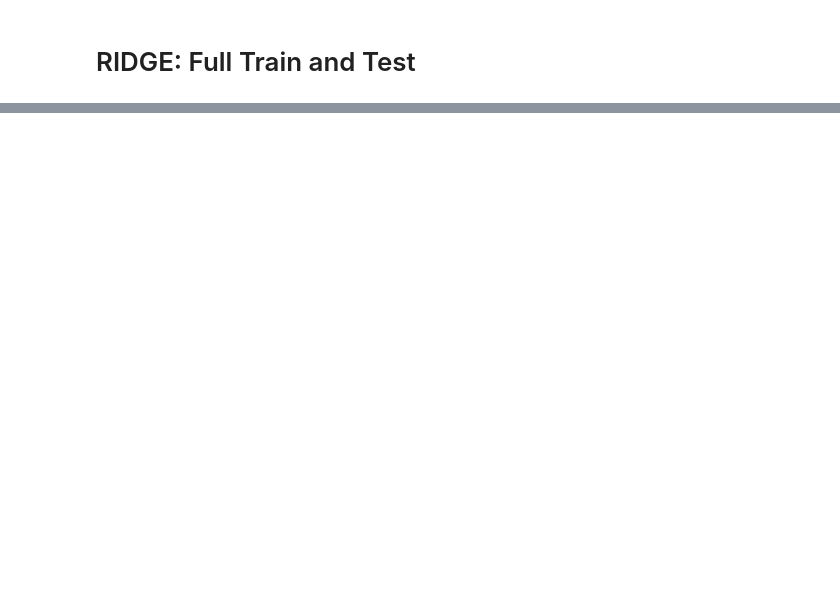
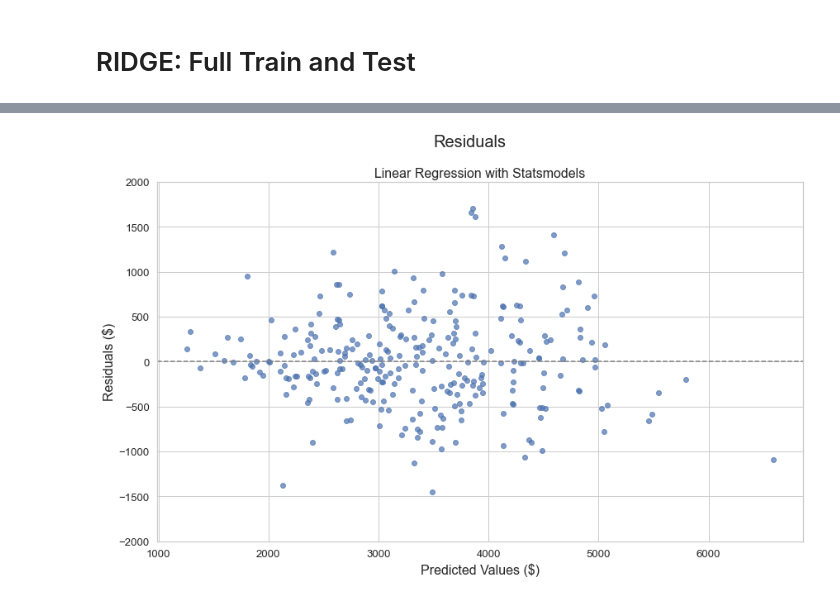
Before and after one commit to alfredjackieots/CL-housing-rent-predictions, a Jupyter notebook: explore_poly.ipynb, the cells around one changed output, grey strips where cells are left out. Drawn from its saved outputs; the diff is of its cells as text; code cells hidden in the pictures; blank space fills up the shorter version.

```diff
--- a/explore_poly.ipynb
+++ b/explore_poly.ipynb
@@ -436,0 +410,16 @@ TypeError: 'float' object cannot be interpreted as an integer
+# %%
+sm_residuals = (y_test - ypred)
+# %%
+plt.figure(figsize=(14, 8))
+plt.scatter(ypred, sm_residuals, alpha=.7)
+
+plt.axhline(0, linestyle='--', color='grey')
+plt.suptitle('Residuals', fontsize=20, fontname='Arial')
+plt.title('Linear Regression with Statsmodels', fontsize=16, fontname='Arial')
+plt.ylim(-2000, 2000)
+plt.xlabel('Predicted Values ($)', fontsize=16, fontname='Arial')
+plt.ylabel('Residuals ($)', fontsize=16, fontname='Arial');
+
+#plt.savefig('img/sm_residuals.png');
+# %% [output]
+[figure, added]
```
Also changed, not shown: parts of 40 cells of this notebook, 13 other files.
